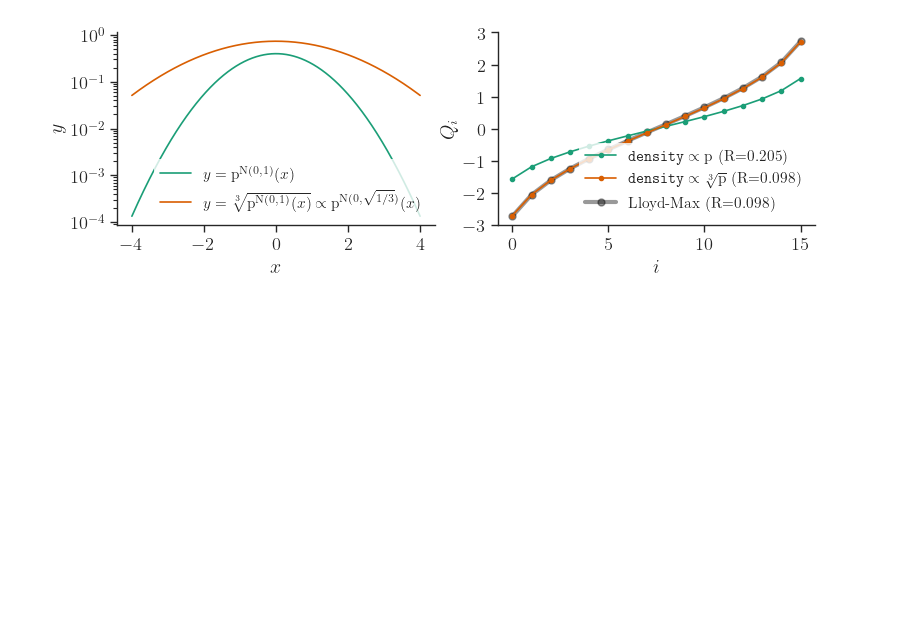
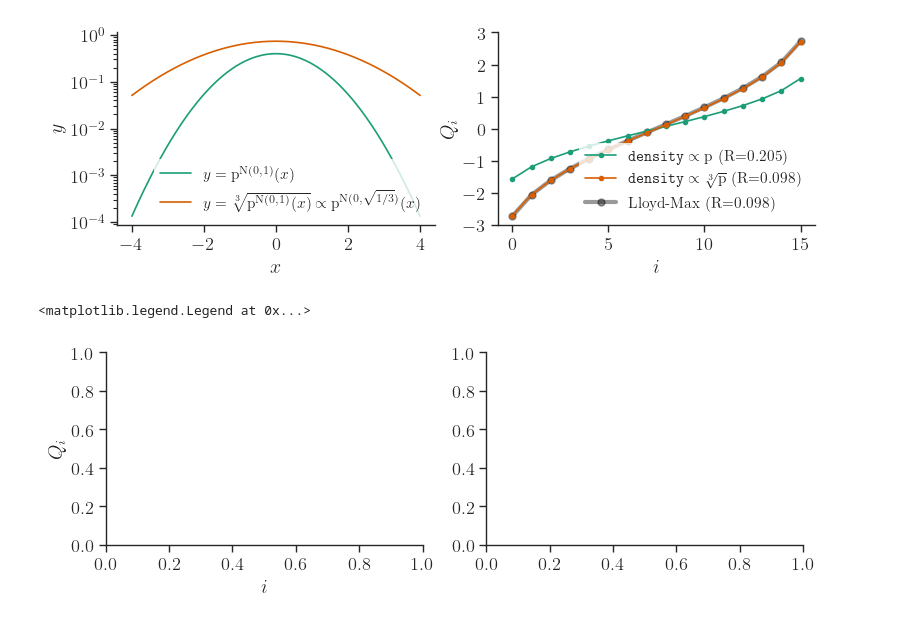
Before and after one commit to graphcore-research/llama-mobile-vlm, a Jupyter notebook: 20250127-FormatsCascade/Analysis.ipynb, the cells around one changed output. Saved outputs shown, nothing was run; the diff lists cells and outputs as text; code cells hidden in the pictures; blank space fills up the shorter version.

Commit message:
Add code examples

```diff
--- a/20250127-FormatsCascade/Analysis.ipynb
+++ b/20250127-FormatsCascade/Analysis.ipynb
@@ -23,8 +21,9 @@ The autoreload extension is already loaded. To reload it, use:
 Recommend (Ubuntu):
   sudo apt-get install cm-super dvipng fonts-cmu texlive-latex-extra
 # %%
+_, (ax0, ax1) = plt.subplots(ncols=2, figsize=(9, 2.5))
+
 x = torch.linspace(-4, 4, 1001)
-_, (ax0, ax1) = plt.subplots(ncols=2, figsize=(9, 2.5))
 ax0.plot(x, scipy.stats.norm.pdf(x), label=r"$y = \mathrm{p}^{\mathrm{N}(0, 1)}(x)$")
 ax0.plot(x, scipy.stats.norm.pdf(x)**(1/3), label=r"$y = \sqrt[3]{\mathrm{p}^{\mathrm{N}(0, 1)}(x)} \propto \mathrm{p}^{\mathrm{N}(0, \sqrt{1/3})}(x)$")
 ax0.set_yscale("log")
@@ -33,16 +32,15 @@ ax0.set_ylabel(r"$y$")
 ax0.legend(loc="lower right")
 
 bits = 4
+# n_X, iterations, push = 2**14, 100, False
+n_X, iterations, push = 2**20, 200, True
 
-quick = False
-if quick:
-    X = torch.randn(2**14, generator=get_generator())
-    fmt_lm = Q.lut_lloyd_max(X, bits, iterations=100)
-else:
-    X = torch.randn(2**20, generator=get_generator())
-    fmt_lm = Q.lut_lloyd_max(torch.randn(2**20, generator=get_generator(1)), bits, iterations=200)
-
-for fmt in [Q.crd_gauss(bits, multiplier=1), Q.crd_gauss(bits), fmt_lm]:
+X = torch.randn(n_X, generator=get_generator())
+for fmt in [
+        Q.crd_gauss(bits, multiplier=1),
+        Q.crd_gauss(bits),
+        Q.lut_lloyd_max(torch.randn(n_X, generator=get_generator(1)), bits, iterations=iterations),
+    ]:
     args = dict(c="k", zorder=0, lw=3, ms=5, alpha=.4) if fmt.name == "LM" else {}
     name = {
         "CRD-G{1}": r"$\texttt{density} \propto \mathrm{p}$",
@@ -51,12 +49,30 @@ for fmt in [Q.crd_gauss(bits, multiplier=1), Q.crd_gauss(bits), fmt_lm]:
     }[fmt.name]
     rmse = Q.rmse_norm(X, fmt.quantise(X)).item()
     ax1.plot(fmt.values, marker="o", label=f"{name} (R={rmse:.3f})", **args)
-    ax1.set_yticks(list(range(-3, 3+1)))
+ax1.set_yticks(list(range(-3, 3+1)))
 ax1.set_xlabel("$i$")
 ax1.set_ylabel("$Q_i$")
 ax1.legend(loc="lower right")
 
-plot_utils.save("normal_crd_example_4bit", push=not quick)
+plot_utils.save("normal_crd_example_4bit", push=push)
 # %% [output]
 remote: Updating references: 100% (1/1)
 [figure]
+# %%
+_, (ax0, ax1) = plt.subplots(ncols=2, figsize=(9, 2.5))
+
+bits = 4
+n_X, iterations, push = 2**14, 100, False
+# n_X, iterations, push = 2**20, 200, True
+
+X = torch.randn(n_X, generator=get_generator())
+for fmt in ["normal", "laplace", "student-t-4"]:
+    pass # TODO
+ax0.set_xlabel("$i$")
+ax0.set_ylabel("$Q_i$")
+ax0.legend(loc="lower right")
+
+# plot_utils.save("crd_curves_4bit", push=push)
+# %% [output]
+<matplotlib.legend.Legend at 0x...>
+[figure, added]
```
Also changed, not shown: parts of 1 cell of this notebook, 2 other files.
